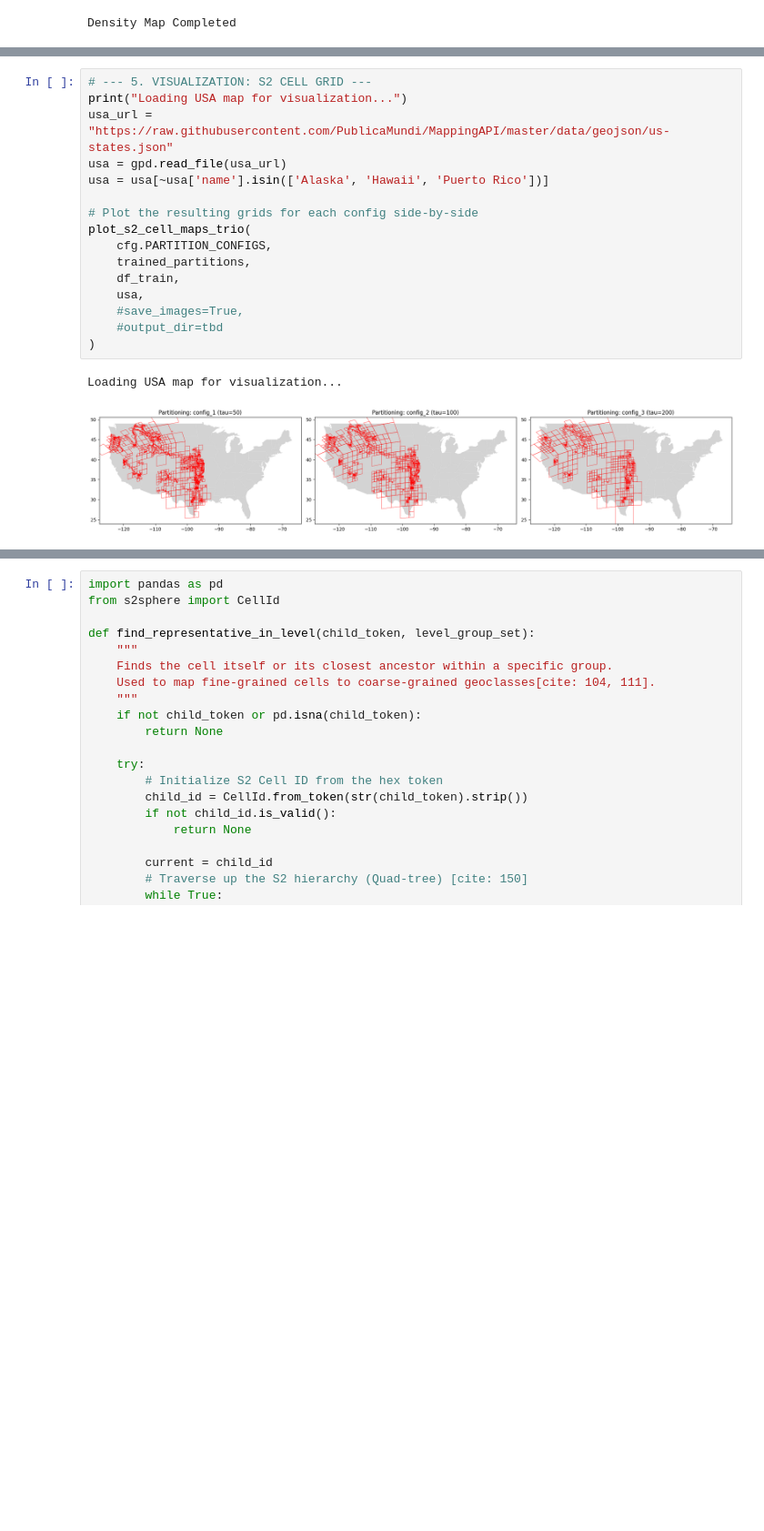
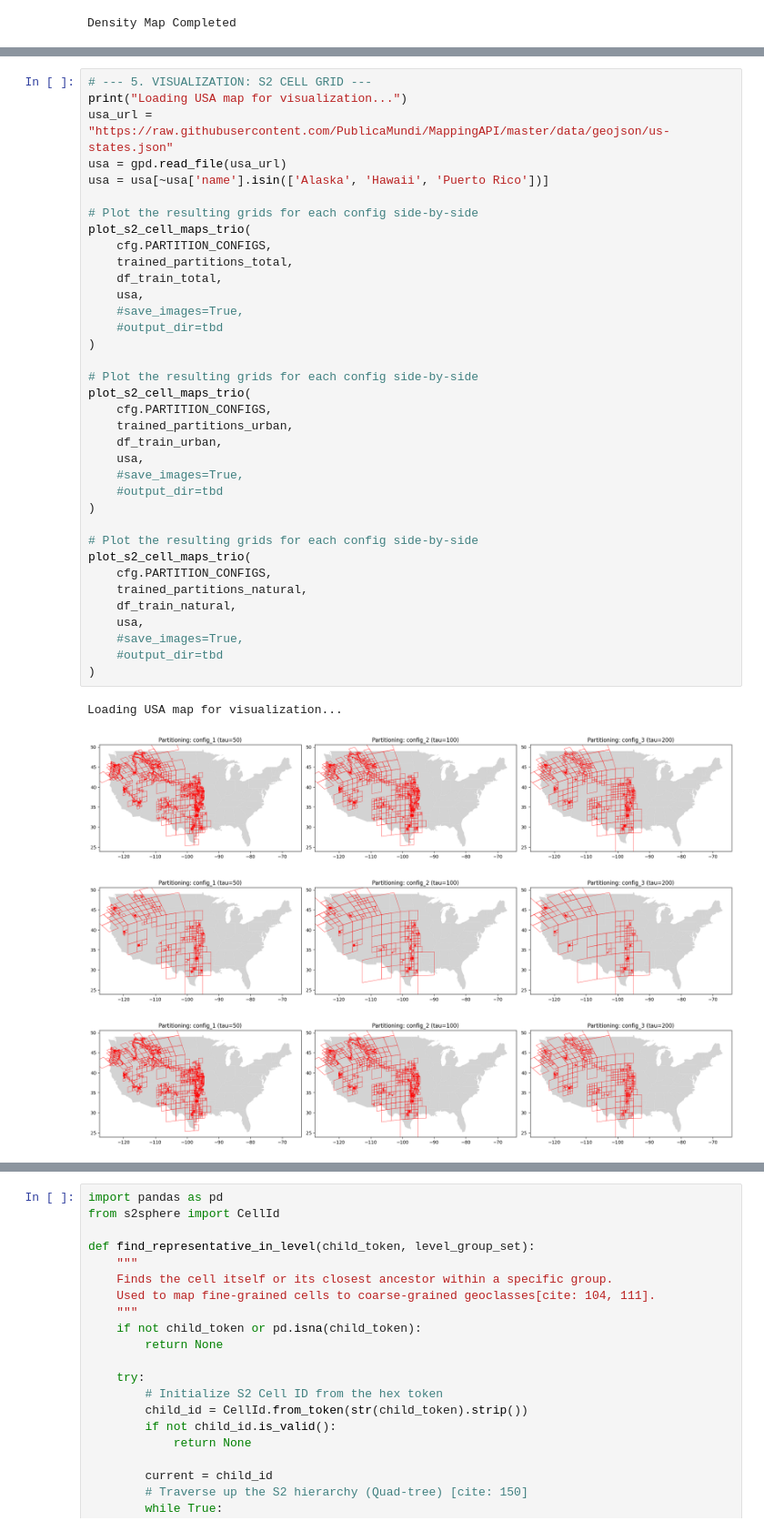
Before and after one commit to MatteoCamillo-code/GeoLoc-CVCS, a Jupyter notebook: src/notebooks/s2_configuration.ipynb, the cells around one changed output, grey strips where cells are left out. Shown at 91% size. Saved outputs shown, nothing was run; the diff lists cells and outputs as text; blank space fills up the shorter version.

```diff
--- a/src/notebooks/s2_configuration.ipynb
+++ b/src/notebooks/s2_configuration.ipynb
@@ -108,22 +208,44 @@ df_train
 # %%
 # --- 5. VISUALIZATION: S2 CELL GRID ---
 print("Loading USA map for visualization...")
 usa_url = "https://raw.githubusercontent.com/PublicaMundi/MappingAPI/master/data/geojson/us-states.json"
 usa = gpd.read_file(usa_url)
 usa = usa[~usa['name'].isin(['Alaska', 'Hawaii', 'Puerto Rico'])]
 
 # Plot the resulting grids for each config side-by-side
 plot_s2_cell_maps_trio(
     cfg.PARTITION_CONFIGS,
-    trained_partitions,
-    df_train,
+    trained_partitions_total,
+    df_train_total,
     usa,
     #save_images=True,
     #output_dir=tbd
 )
+
+# Plot the resulting grids for each config side-by-side
+plot_s2_cell_maps_trio(
+    cfg.PARTITION_CONFIGS,
+    trained_partitions_urban,
+    df_train_urban,
+    usa,
+    #save_images=True,
+    #output_dir=tbd
+)
+
+# Plot the resulting grids for each config side-by-side
+plot_s2_cell_maps_trio(
+    cfg.PARTITION_CONFIGS,
+    trained_partitions_natural,
+    df_train_natural,
+    usa,
+    #save_images=True,
+    #output_dir=tbd
+)
 # %% [output]
 Loading USA map for visualization...
 [figure]
+[figure, added]
+[figure, added]
 # %%
 plot_s2_cell_maps(
     configs=cfg.PARTITION_CONFIGS,
```
Also changed, not shown: parts of 14 cells of this notebook, 9 other files.
